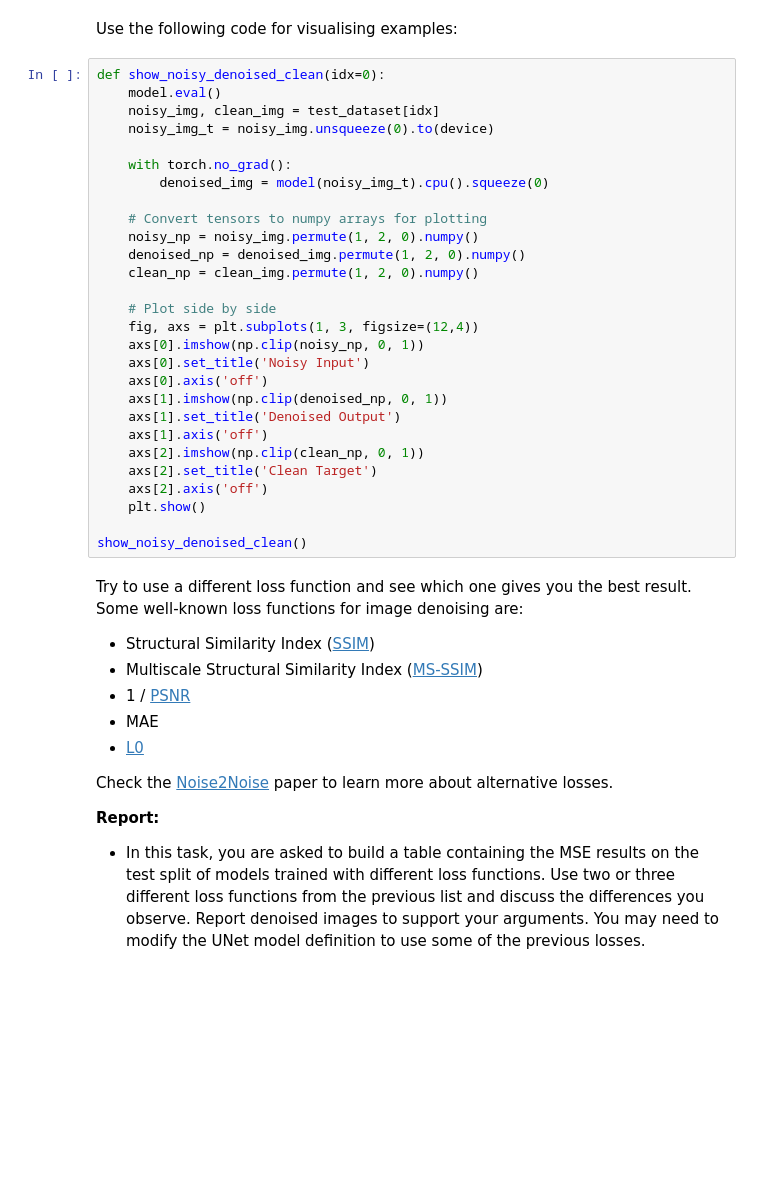
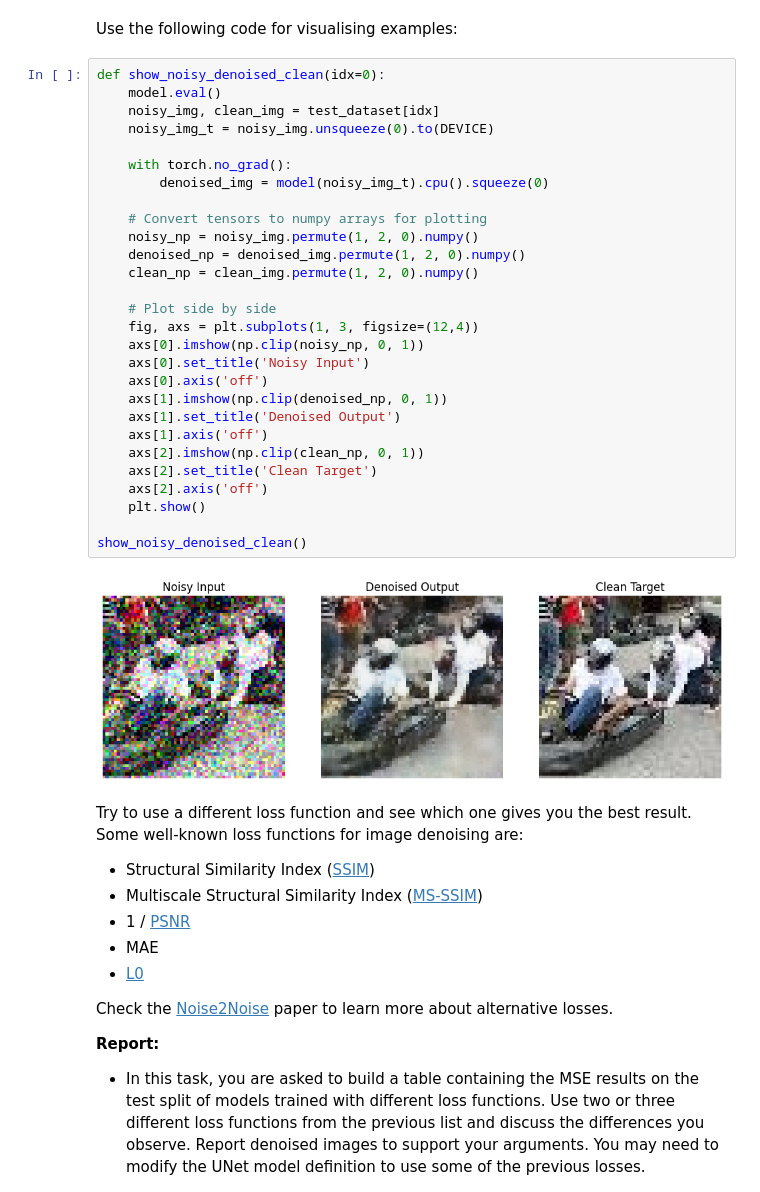
Before and after one commit to Souparna-Mandal/deep-learning-course, a Jupyter notebook: 06_Autoencoders.ipynb, the cells around one changed output. Drawn from its saved outputs; the diff is of its cells as text; blank space fills up the shorter version.

```diff
--- a/06_Autoencoders.ipynb
+++ b/06_Autoencoders.ipynb
@@ -2194,31 +2232,33 @@ Use the following code for visualising examples:
 # %%
 def show_noisy_denoised_clean(idx=0):
     model.eval()
     noisy_img, clean_img = test_dataset[idx]
-    noisy_img_t = noisy_img.unsqueeze(0).to(device)
+    noisy_img_t = noisy_img.unsqueeze(0).to(DEVICE)
 
     with torch.no_grad():
         denoised_img = model(noisy_img_t).cpu().squeeze(0)
 
     # Convert tensors to numpy arrays for plotting
     noisy_np = noisy_img.permute(1, 2, 0).numpy()
     denoised_np = denoised_img.permute(1, 2, 0).numpy()
     clean_np = clean_img.permute(1, 2, 0).numpy()
 
     # Plot side by side
     fig, axs = plt.subplots(1, 3, figsize=(12,4))
     axs[0].imshow(np.clip(noisy_np, 0, 1))
     axs[0].set_title('Noisy Input')
     axs[0].axis('off')
     axs[1].imshow(np.clip(denoised_np, 0, 1))
     axs[1].set_title('Denoised Output')
     axs[1].axis('off')
     axs[2].imshow(np.clip(clean_np, 0, 1))
     axs[2].set_title('Clean Target')
     axs[2].axis('off')
     plt.show()
 
 show_noisy_denoised_clean()
+# %% [output]
+[figure, added]
 # %% [markdown]
 Try to use a different loss function and see which one gives you the best result. Some well-known loss functions for image denoising are:
 
```
Also changed, not shown: parts of 16 cells of this notebook, 2 other files.
